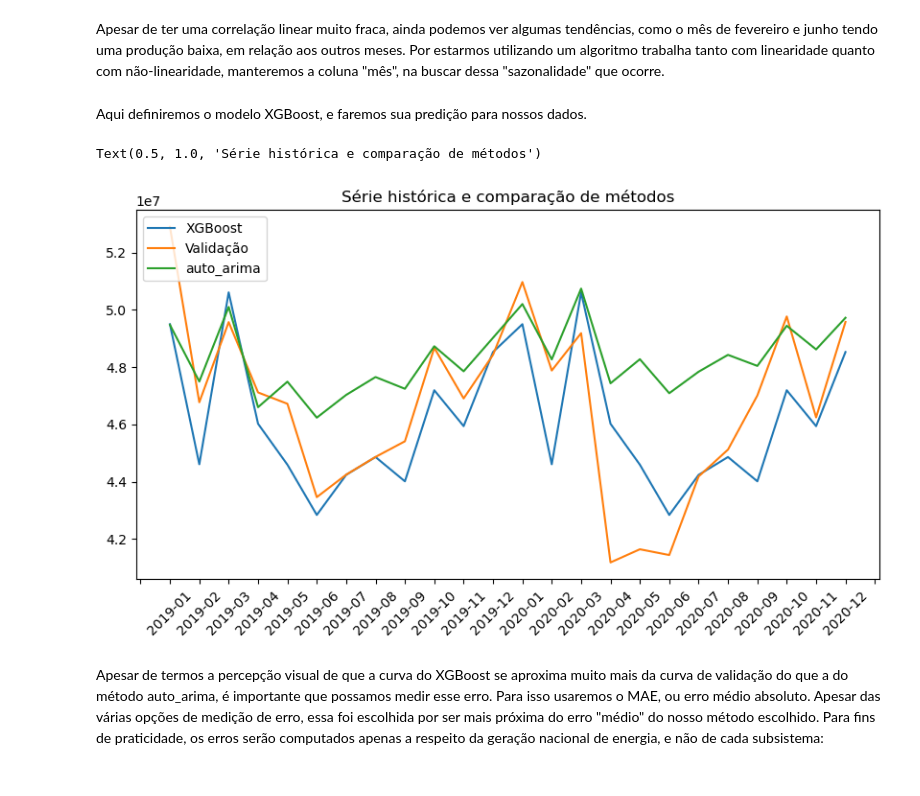
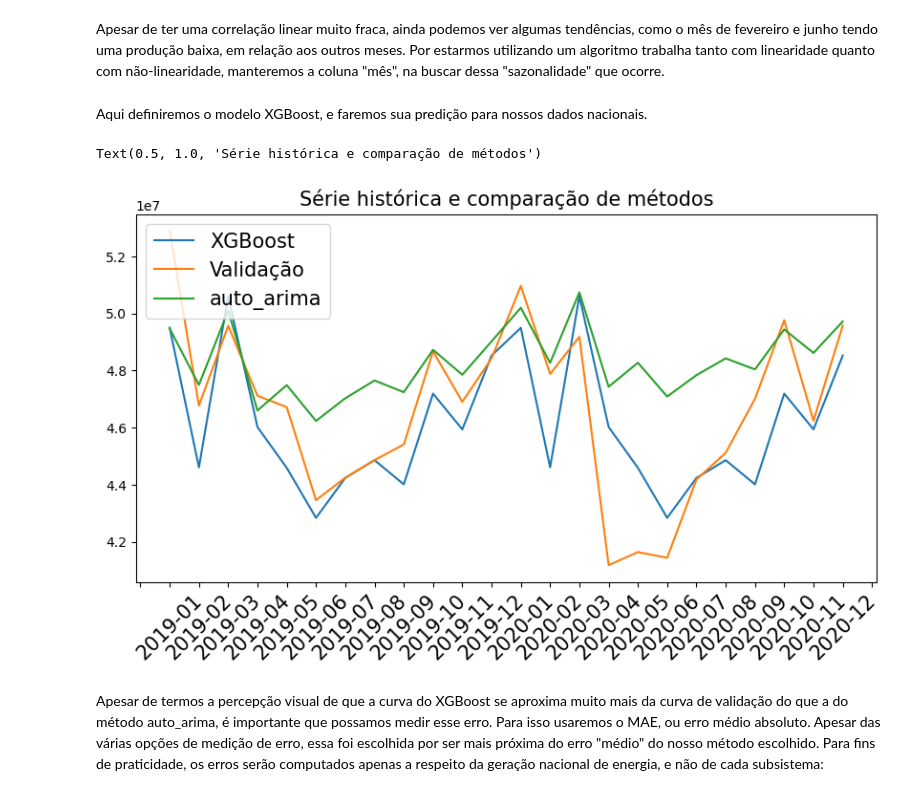
Before and after one commit to ppbgarcia/bootcamp20241, a Jupyter notebook: eda.ipynb, the cells around one changed output. Cells and saved outputs as stored; diff of their text form; code cells hidden in the pictures.

```diff
--- a/eda.ipynb
+++ b/eda.ipynb
@@ -314,26 +325,26 @@ brasil_pmes['val_geracao'].plot()
 # %% [markdown]
 Apesar de ter uma correlação linear muito fraca, ainda podemos ver algumas tendências, como o mês de fevereiro e junho tendo uma produção baixa, em relação aos outros meses. Por estarmos utilizando um algoritmo trabalha tanto com linearidade quanto com não-linearidade, manteremos a coluna "mês", na buscar dessa "sazonalidade" que ocorre.
 # %% [markdown]
-Aqui definiremos o modelo XGBoost, e faremos sua predição para nossos dados.
+Aqui definiremos o modelo XGBoost, e faremos sua predição para nossos dados nacionais.
 # %%
 #--------------------------- Define modelo XGBoost --------------------#
 modelBrasil = xgb.XGBRegressor()
 modelBrasil.fit(brasil[['ano', 'mes']], brasil['val_geracao'])
 
 #--------------------------- Predição -----------------------#
 pred_brasil = pd.DataFrame(modelBrasil.predict(valid_brasil[['ano', 'mes']]))
 #-----------------------Desenho e configuração do gráfico comparativo -----------------#
 plt.figure(figsize = (10,5))
 plt.plot(pred_brasil, label = 'XGBoost')
 plt.plot(valid_brasil['val_geracao'], label = 'Validação')
 plt.plot(forecastBrasil, label='auto_arima')
-plt.legend(loc='upper left')
+plt.legend(loc='upper left', fontsize = 15)
 plt.gca().xaxis.set_major_locator(plt.MultipleLocator(1));
-plt.xticks(rotation = 45);
-plt.title('Série histórica e comparação de métodos')
+plt.xticks(rotation = 45, fontsize = 15)
+plt.title('Série histórica e comparação de métodos', fontsize = 15)
 # %% [output]
 Text(0.5, 1.0, 'Série histórica e comparação de métodos')
-[figure, old version]
+[figure, new version]
 # %% [markdown]
 Apesar de termos a percepção visual de que a curva do XGBoost se aproxima muito mais da curva de validação do que a do método auto_arima, é importante que possamos medir esse erro. Para isso usaremos o MAE, ou erro médio absoluto. Apesar das várias opções de medição de erro, essa foi escolhida por ser mais próxima do erro "médio" do nosso método escolhido. Para fins de praticidade, os erros serão computados apenas a respeito da geração nacional de energia, e não de cada subsistema:
 # %%
```
Also changed, not shown: parts of 14 cells of this notebook.
